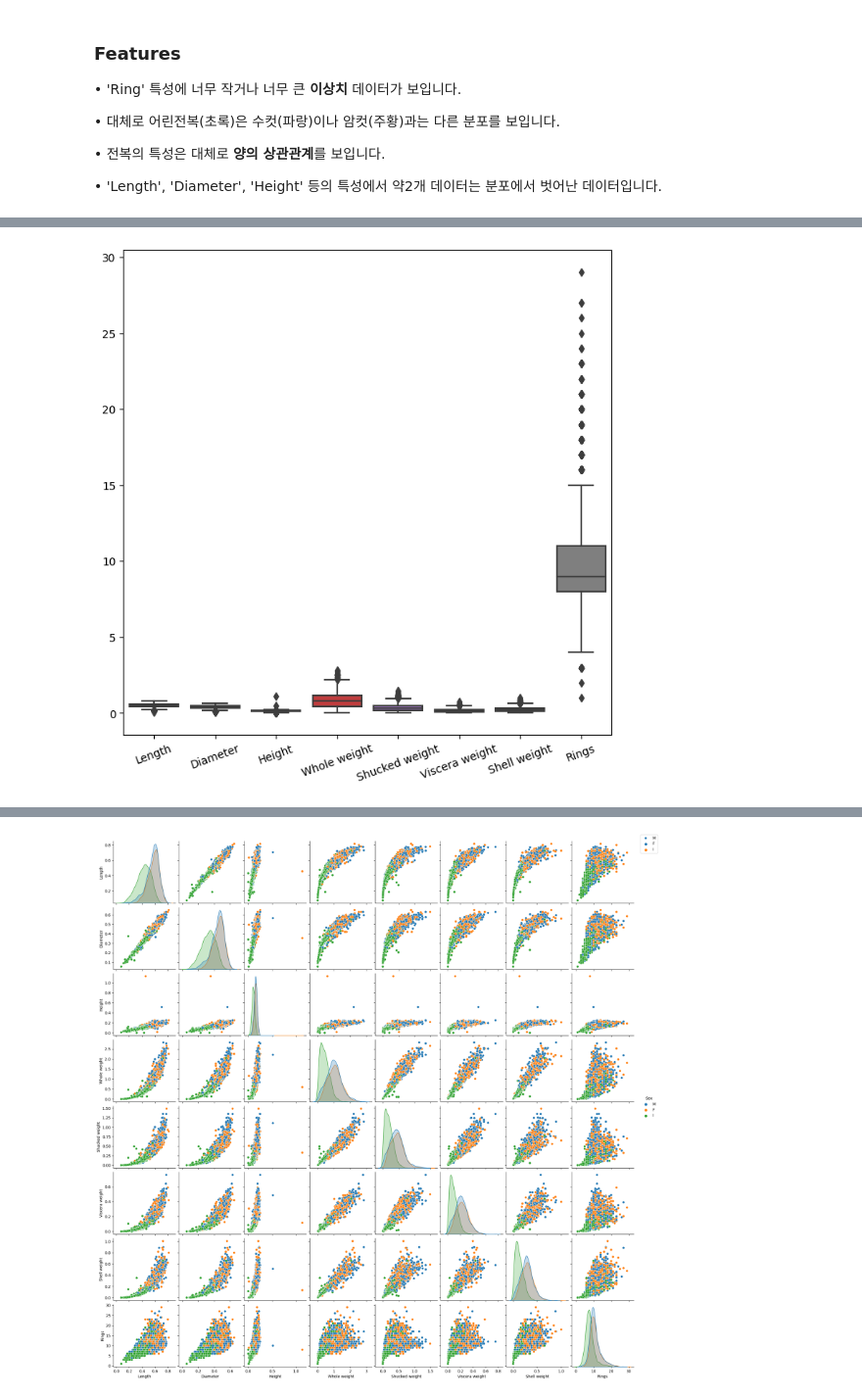
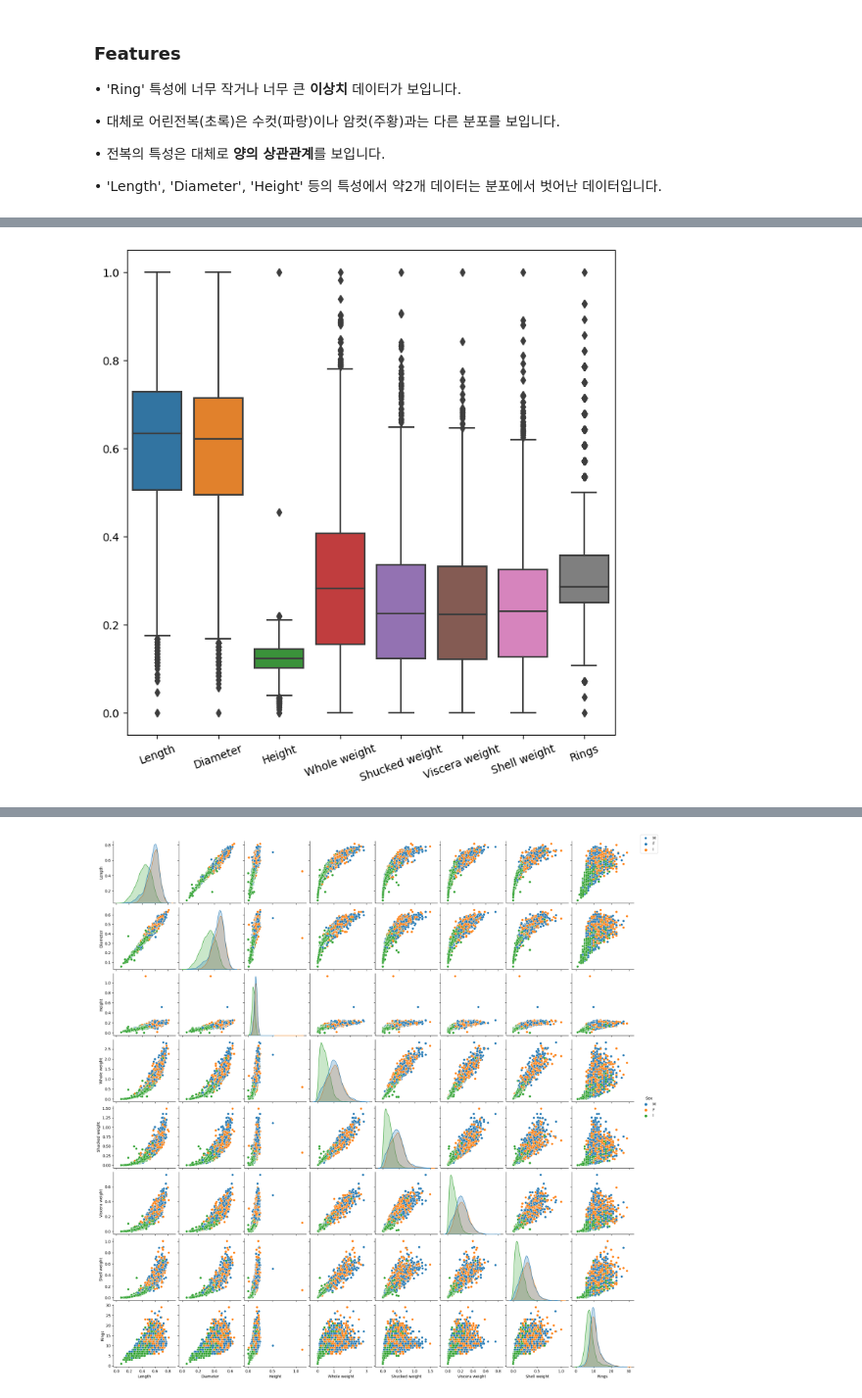
Before and after one commit to GPTeachersDay/TeamProject1, a Jupyter notebook: leeyeonjun/EDA/eda_abalone.ipynb, the cells around one changed output, grey strips where cells are left out. Shown at 98% size. Cells and saved outputs as stored; diff of their text form; code cells hidden in the pictures.

```diff
--- a/leeyeonjun/EDA/eda_abalone.ipynb
+++ b/leeyeonjun/EDA/eda_abalone.ipynb
@@ -178,10 +178,18 @@ df.describe(include="all")
 | 75% | NaN | 0.615000 | 0.480000 | 0.165000 | 1.153000 | 0.502000 | 0.253000 | 0.329000 | ... |
 | max | NaN | 0.815000 | 0.650000 | 1.130000 | 2.825500 | 1.488000 | 0.760000 | 1.005000 | ... |
 # %%
+# 박스플롯을 그리기위한 MinMaxScaler
+df_scaled = df[df.columns[1:]].copy()
+scaler = MinMaxScaler()
+df_scaled = scaler.fit_transform(df_scaled)
+df_scaled = pd.DataFrame(df_scaled, columns=df.columns[1:])
+df_scaled.describe(include="all")
+
+# 박스플롯 그리기
 fig, ax = plt.subplots(figsize=(8, 8))
-sns.boxplot(df)
-ax.set_xticklabels(list(df.columns)[1:], rotation=20)
+sns.boxplot(df_scaled)
+ax.set_xticklabels(list(df_scaled.columns), rotation=20)
 if save_mode:
     fig.savefig(save_path + 'abalone_boxplot.png', dpi=80, bbox_inches='tight')
 # %% [output]
-[figure, old version]
+[figure, new version]
```
Also changed, not shown: parts of 4 cells of this notebook, 8 other files.
